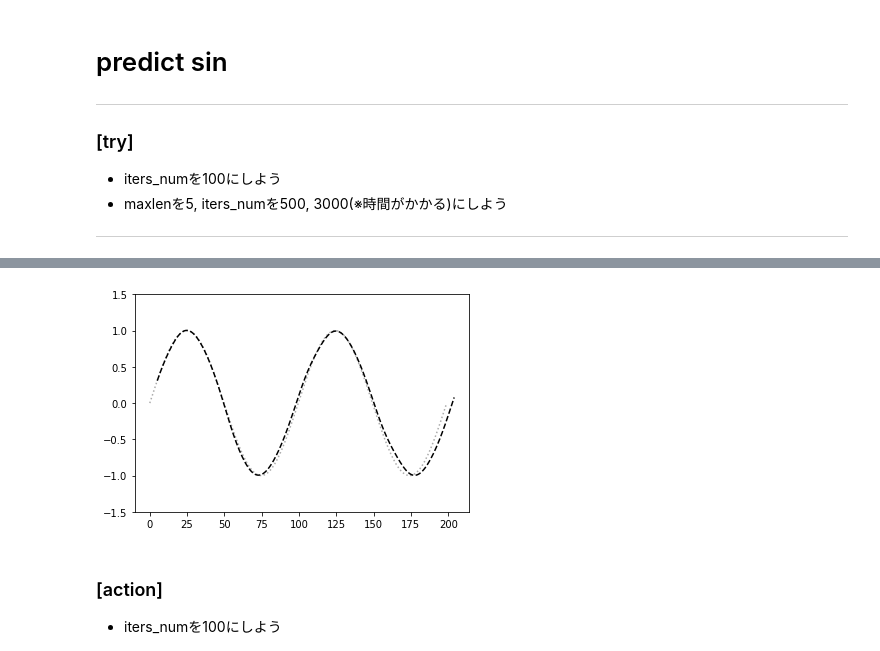
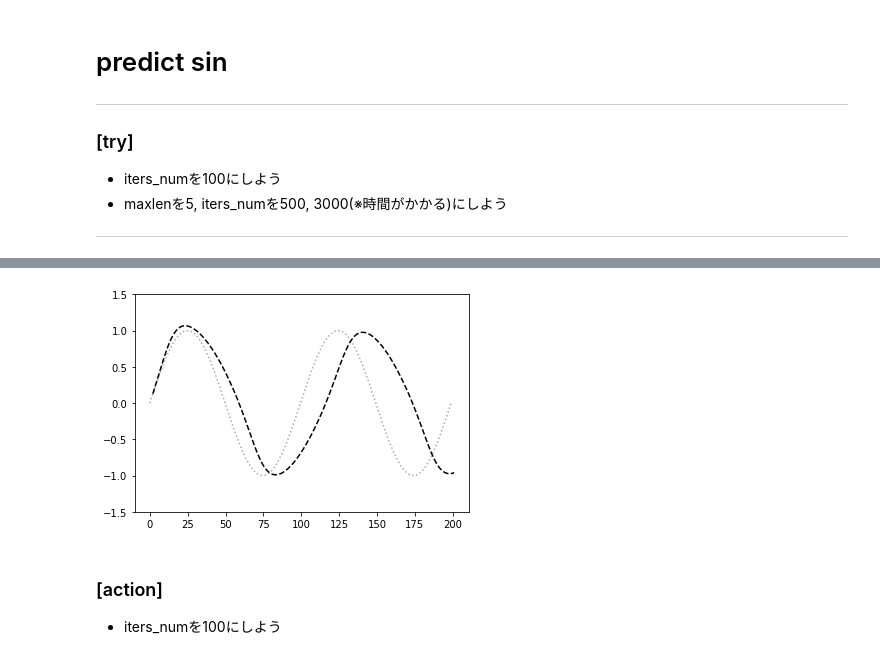
Before and after one commit to togatoga1107/RabbitChallenge, a Jupyter notebook: lesson_3/3_3_predict_sin.ipynb, the cells around one changed output, grey strips where cells are left out. Saved outputs shown, nothing was run; the diff lists cells and outputs as text; code cells hidden in the pictures.

```diff
--- a/lesson_3/3_3_predict_sin.ipynb
+++ b/lesson_3/3_3_predict_sin.ipynb
@@ -42,7 +40,7 @@ def d_tanh(x):
     return 1/(np.cosh(x)**2 + 1e-4)
 
 # ひとつの時系列データの長さ
-maxlen = 5
+maxlen = 2
 
 # sin波予測の入力データ
 test_head = [[f[k]] for k in range(0, maxlen)]
@@ -70,7 +68,7 @@ output_layer_size = 1
 weight_init_std = 0.01
 learning_rate = 0.1
 
-iters_num = 3000
+iters_num = 500
 
 # ウェイト初期化 (バイアスは簡単のため省略)
 W_in = weight_init_std * np.random.randn(input_layer_size, hidden_layer_size)
@@ -213,4 +211,4 @@ loss: 3.26643400999611e-08    d: [-0.81380058]    y: [-0.81405617]
-[figure, old version]
+[figure, new version]
 # %% [markdown]
 ### [action]
 -  iters_numを100にしよう<br>
```
Also changed, not shown: parts of 2 cells of this notebook.
